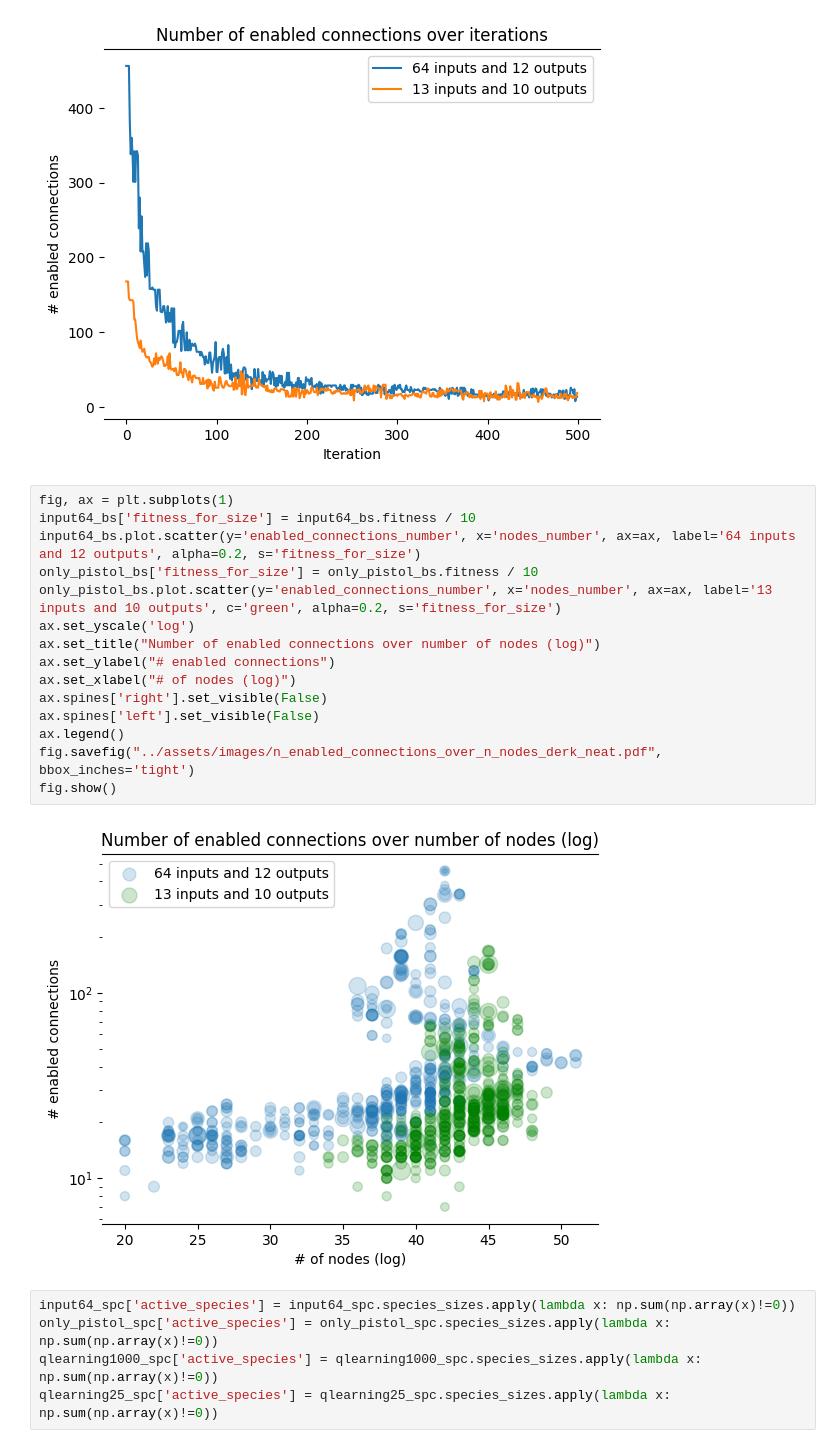
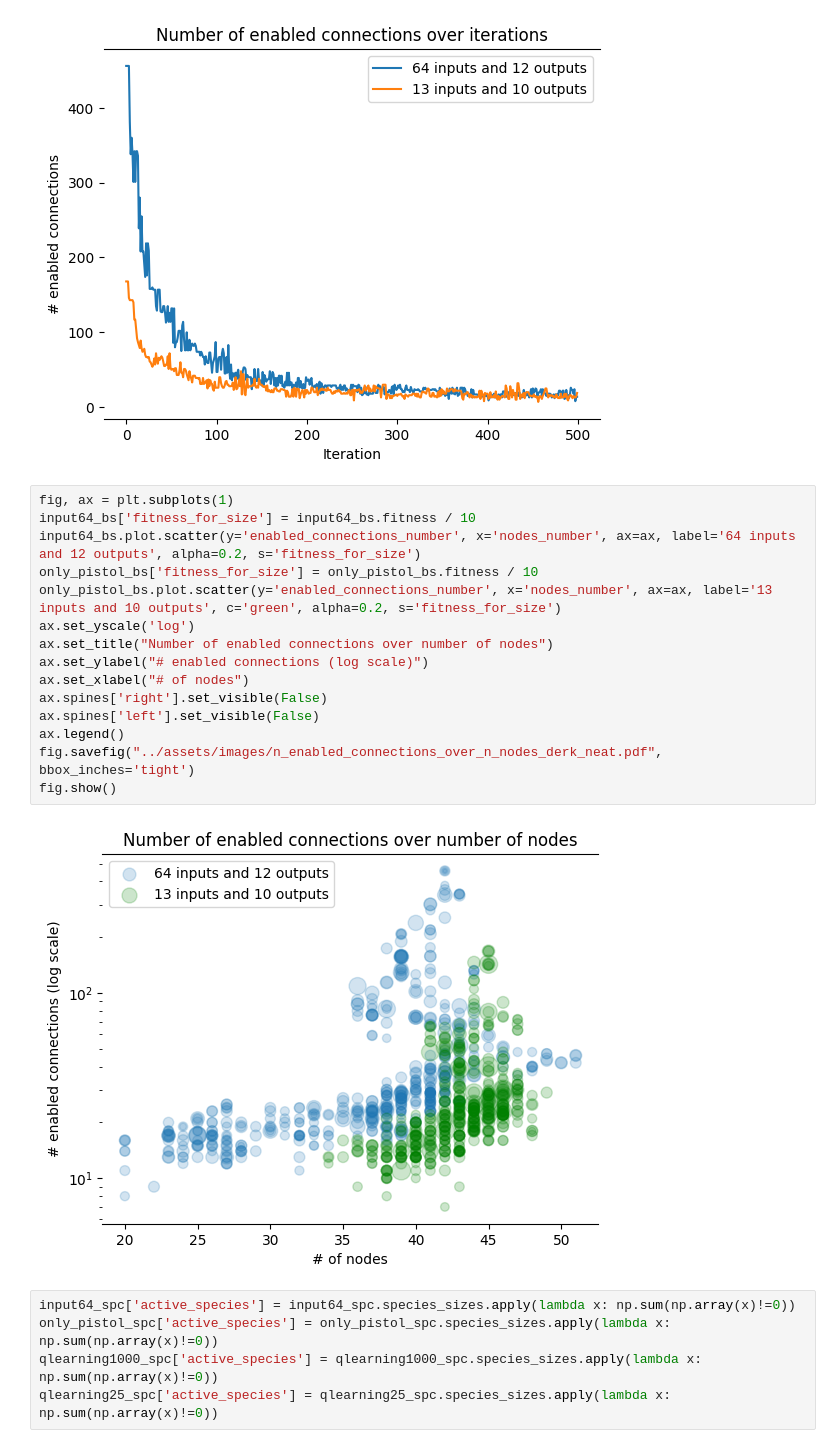
Before and after one commit to fedeizzo/comparison-NEAT-BT-on-OpenAI-Gyms, a Jupyter notebook: notebooks/derk_neat_analysis.ipynb, the cells around one changed output. Drawn from its saved outputs; the diff is of its cells as text.

```diff
--- a/notebooks/derk_neat_analysis.ipynb
+++ b/notebooks/derk_neat_analysis.ipynb
@@ -137,20 +137,20 @@ fig.show()
 # %%
 fig, ax = plt.subplots(1)
 input64_bs['fitness_for_size'] = input64_bs.fitness / 10
 input64_bs.plot.scatter(y='enabled_connections_number', x='nodes_number', ax=ax, label='64 inputs and 12 outputs', alpha=0.2, s='fitness_for_size')
 only_pistol_bs['fitness_for_size'] = only_pistol_bs.fitness / 10
 only_pistol_bs.plot.scatter(y='enabled_connections_number', x='nodes_number', ax=ax, label='13 inputs and 10 outputs', c='green', alpha=0.2, s='fitness_for_size')
 ax.set_yscale('log')
-ax.set_title("Number of enabled connections over number of nodes (log)")
-ax.set_ylabel("# enabled connections")
-ax.set_xlabel("# of nodes (log)")
+ax.set_title("Number of enabled connections over number of nodes")
+ax.set_ylabel("# enabled connections (log scale)")
+ax.set_xlabel("# of nodes")
 ax.spines['right'].set_visible(False)
 ax.spines['left'].set_visible(False)
 ax.legend()
 fig.savefig("../assets/images/n_enabled_connections_over_n_nodes_derk_neat.pdf", bbox_inches='tight')
 fig.show()
 # %% [output]
-[figure, old version]
+[figure, new version]
 # %%
 input64_spc['active_species'] = input64_spc.species_sizes.apply(lambda x: np.sum(np.array(x)!=0))
 only_pistol_spc['active_species'] = only_pistol_spc.species_sizes.apply(lambda x: np.sum(np.array(x)!=0))
```
Also changed, not shown: 19 other files.
